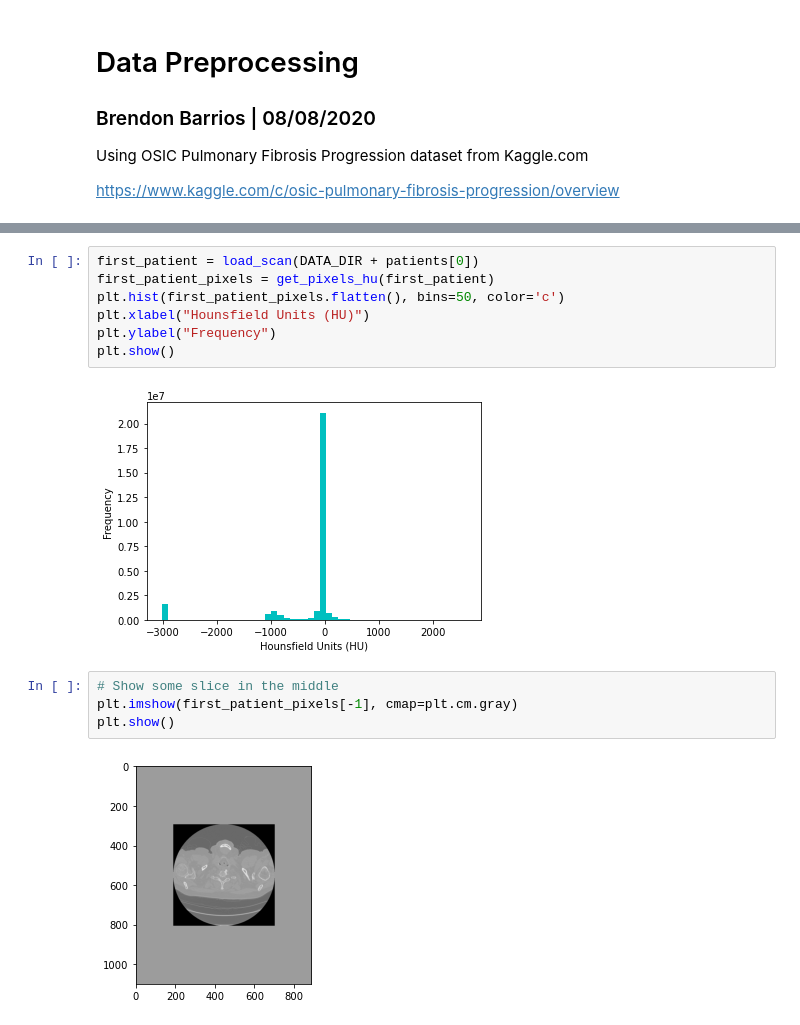
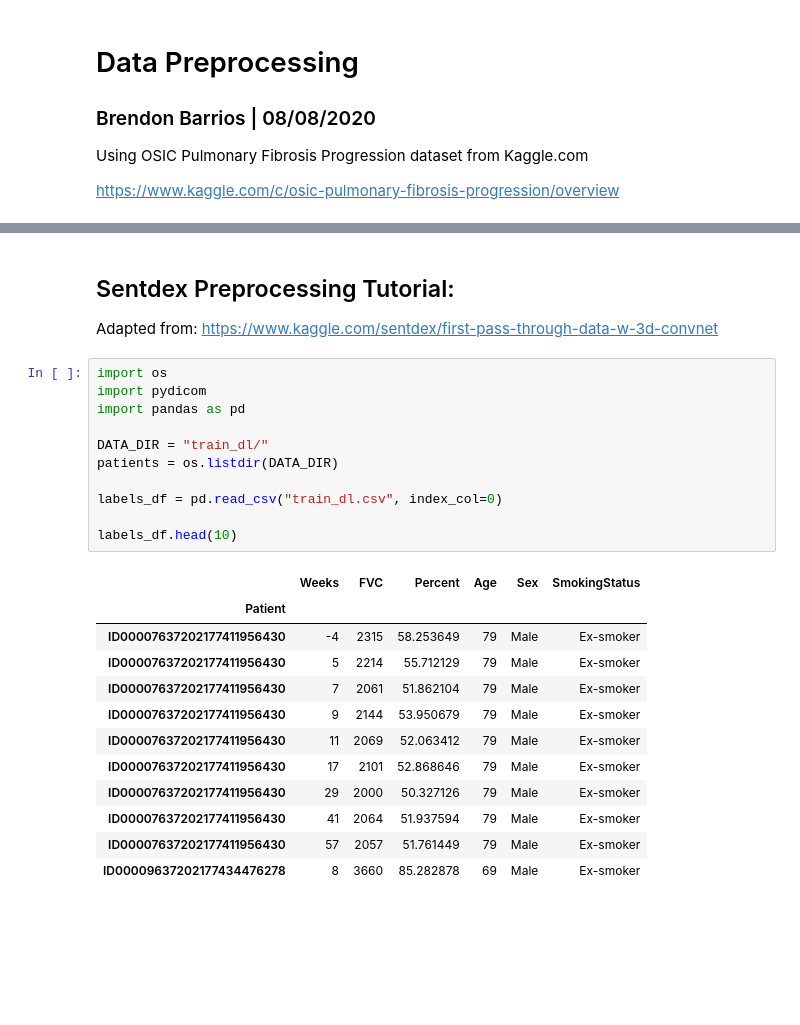
Before and after one commit to BrendosaurusRex/machine-learning-exigence, a Jupyter notebook: data_preprocessing.ipynb, the cells around one changed output, grey strips where cells are left out. Cells and saved outputs as stored; diff of their text form; blank space fills up the shorter version.

```diff
--- a/data_preprocessing.ipynb
+++ b/data_preprocessing.ipynb
@@ -59,15 +7,27 @@ def get_pixels_hu(slices):
-# %%
-first_patient = load_scan(DATA_DIR + patients[0])
-first_patient_pixels = get_pixels_hu(first_patient)
-plt.hist(first_patient_pixels.flatten(), bins=50, color='c')
-plt.xlabel("Hounsfield Units (HU)")
-plt.ylabel("Frequency")
-plt.show()
-# %% [output]
-[figure, removed]
-# %%
-# Show some slice in the middle
-plt.imshow(first_patient_pixels[-1], cmap=plt.cm.gray)
-plt.show()
-# %% [output]
-[figure, removed]
+# %% [markdown]
+## Sentdex Preprocessing Tutorial:
+Adapted from: <https://www.kaggle.com/sentdex/first-pass-through-data-w-3d-convnet>
+# %%
+import os
+import pydicom
+import pandas as pd
+
+DATA_DIR = "train_dl/"
+patients = os.listdir(DATA_DIR)
+
+labels_df = pd.read_csv("train_dl.csv", index_col=0)
+
+labels_df.head(10)
+# %% [output]
+|  | Weeks | FVC | Percent | Age | Sex | SmokingStatus |
+| Patient |  |  |  |  |  |  |
+| ID00007637202177411956430 | -4 | 2315 | 58.253649 | 79 | Male | Ex-smoker |
+| ID00007637202177411956430 | 5 | 2214 | 55.712129 | 79 | Male | Ex-smoker |
+| ID00007637202177411956430 | 7 | 2061 | 51.862104 | 79 | Male | Ex-smoker |
+| ID00007637202177411956430 | 9 | 2144 | 53.950679 | 79 | Male | Ex-smoker |
+| ID00007637202177411956430 | 11 | 2069 | 52.063412 | 79 | Male | Ex-smoker |
+| ID00007637202177411956430 | 17 | 2101 | 52.868646 | 79 | Male | Ex-smoker |
+| ID00007637202177411956430 | 29 | 2000 | 50.327126 | 79 | Male | Ex-smoker |
+| ID00007637202177411956430 | 41 | 2064 | 51.937594 | 79 | Male | Ex-smoker |
+| ID00007637202177411956430 | 57 | 2057 | 51.761449 | 79 | Male | Ex-smoker |
+| ID00009637202177434476278 | 8 | 3660 | 85.282878 | 69 | Male | Ex-smoker |
```
Also changed, not shown: parts of 9 cells of this notebook.
